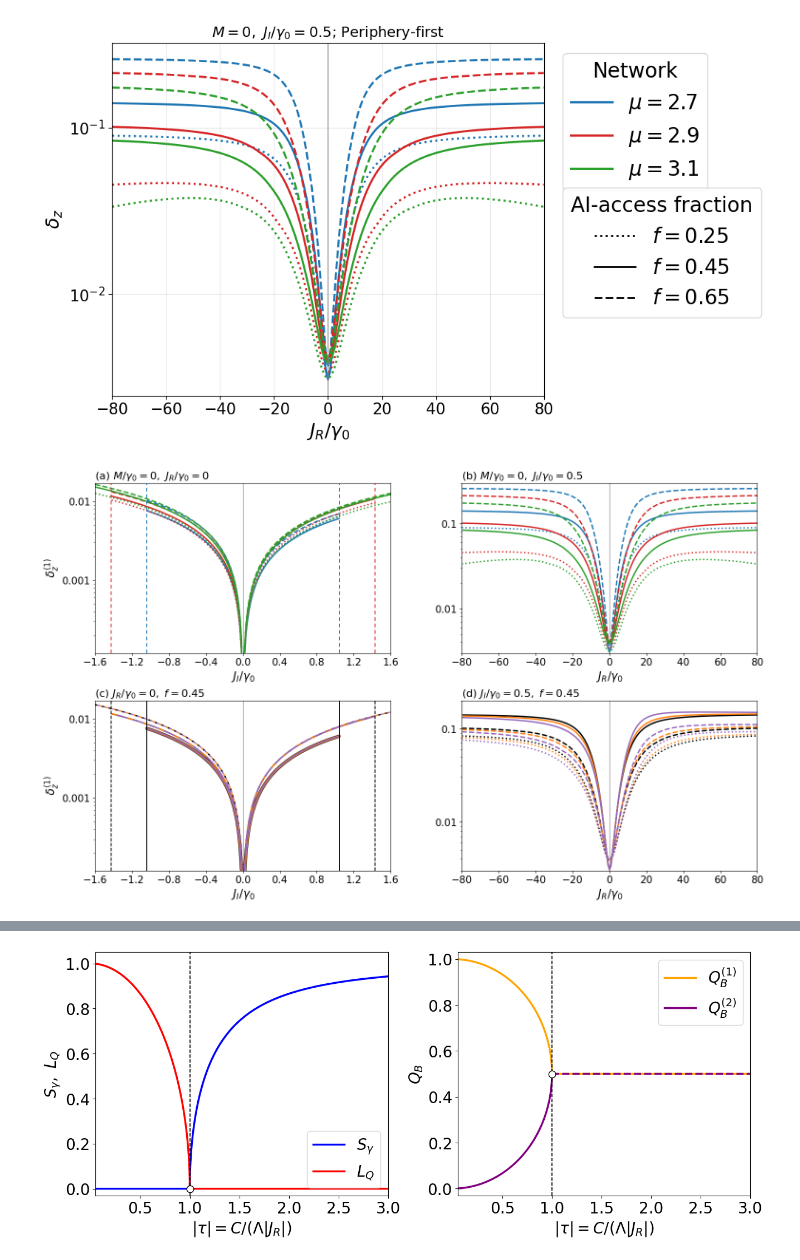
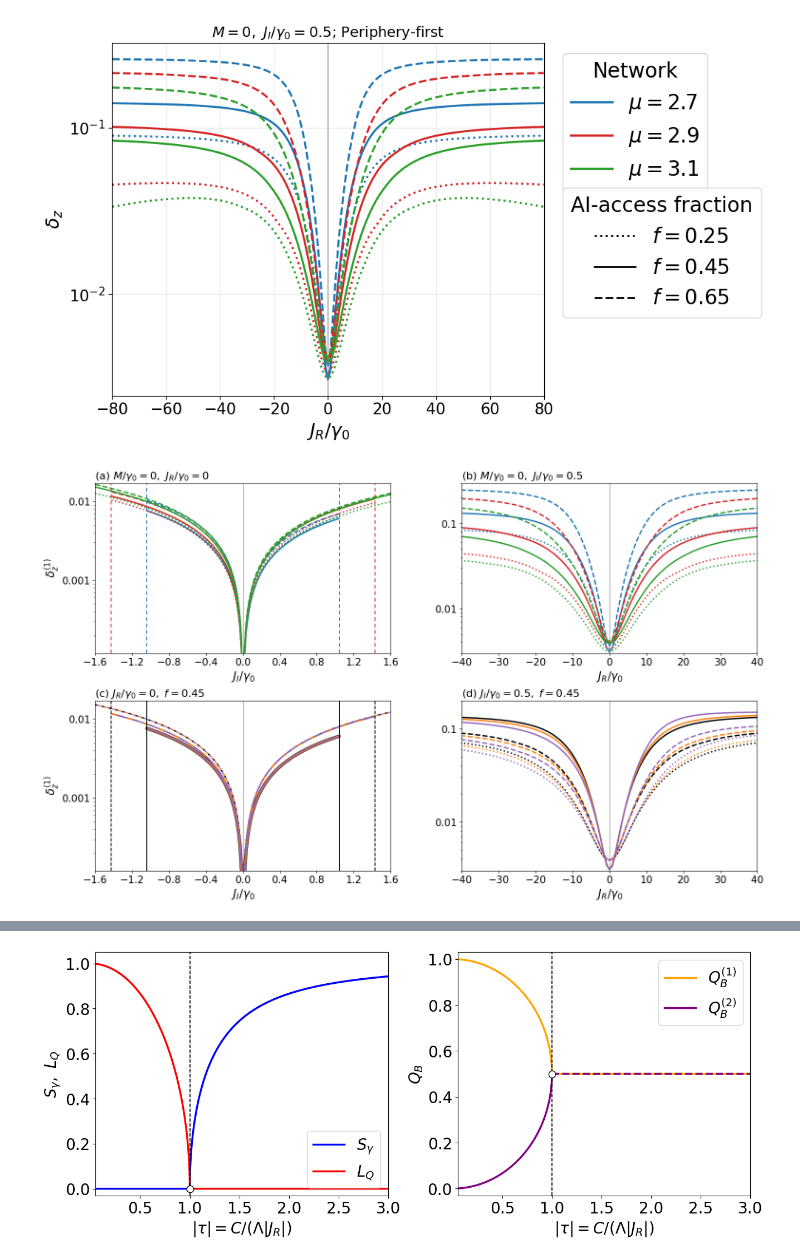
Before and after one commit to PVZ-creator/AI-strategies, a Jupyter notebook: Modeling_AI_strategies.ipynb, the cells around one changed output, grey strips where cells are left out. Saved outputs shown, nothing was run; the diff lists cells and outputs as text; code cells hidden in the pictures.

```diff
--- a/Modeling_AI_strategies.ipynb
+++ b/Modeling_AI_strategies.ipynb
@@ -808,9 +850,9 @@ delta_legend_title_size = 12
 # Lines and axes
 delta_line_width = 2.1
 delta_JI_xlim = (-1.6, 1.6)
-delta_JR_xlim = (-80, 80)
+delta_JR_xlim = (-40, 40)
 delta_JI_tick_step = 0.4
-delta_JR_tick_step = 20
+delta_JR_tick_step = 10
 delta_panel_ylims = {"a": (1.2e-4, 1.7e-2), "b": (3.0e-3, 0.3e0), "c": (1.2e-4, 1.7e-2), "d": (3.0e-3, 0.2e0)}
 delta_panel_c_floor = 1.0e-4
 delta_print_panel_c_data = True
@@ -970,34 +1012,34 @@ JR_ticks = np.arange(delta_JR_xlim[0], delta_JR_xlim[1]+0.5*delta_JR_tick_step,
 axes[0, 0].set_xticks(JI_ticks)
 axes[1, 0].set_xticks(JI_ticks)
 axes[0, 1].set_xticks(JR_ticks)
 axes[1, 1].set_xticks(JR_ticks)
 
 axes[0, 0].set_ylim(*delta_panel_ylims["a"])
 axes[0, 1].set_ylim(*delta_panel_ylims["b"])
 axes[1, 0].set_ylim(*delta_panel_ylims["c"])
 axes[1, 1].set_ylim(*delta_panel_ylims["d"])
 
 for ax in axes.flat:
     set_explicit_log_ticks(ax)
 
 # Legends
 network_top_handles = [Line2D([0], [0], color=delta_network_colors[mu], linewidth=2.3, label=rf"$\mu={mu}$") for mu in sorted(delta_network_colors)]
 fraction_handles = [Line2D([0], [0], color="black", linestyle=delta_f_styles[f_value], linewidth=2.1, label=rf"$f={f_value:.2f}$") for f_value in delta_f_values]
 
 # Edit only these strings when the displayed M values must be changed
 M_labels = {0.0: r"$M/\gamma_0=0$", 1.0: r"$M/\gamma_0=15$", 2.0: r"$M/\gamma_0=40$"}
 M_handles = [Line2D([0], [0], color=delta_M_colors[M_value], linewidth=2.3, label=M_labels[M_value]) for M_value in delta_M_keys]
 
 network_bottom_handles = [Line2D([0], [0], color="black", linestyle=delta_network_lower_styles[mu], linewidth=2.1, label=rf"$\mu={mu}$") for mu in sorted(delta_network_colors)]
 
 #fig.legend(handles=network_top_handles, loc="lower center", bbox_to_anchor=(0.24, 0.105), ncol=3, fontsize=delta_legend_size, frameon=True)
 #fig.legend(handles=fraction_handles, loc="lower center", bbox_to_anchor=(0.73, 0.105), ncol=3, fontsize=delta_legend_size, frameon=True)
 #fig.legend(handles=M_handles, loc="lower center", bbox_to_anchor=(0.24, 0.025), ncol=3, fontsize=delta_legend_size, frameon=True)
 #fig.legend(handles=network_bottom_handles, loc="lower center", bbox_to_anchor=(0.73, 0.025), ncol=3, fontsize=delta_legend_size, frameon=True)
 #fig.suptitle(delta_strategy_name + ": relative error of the first threshold", fontsize=delta_suptitle_size)
 plt.show()
 # %% [output]
-[figure, old version]
+[figure, new version]
 # %%
 # Threshold calculation for J_R/gamma_0 = 0
 threshold_nodes = sorted(G.nodes(), key=lambda node: (0, int(node)) if str(node).lstrip("-").isdigit() else (1, str(node)))
```
Also changed, not shown: parts of 12 cells of this notebook.
